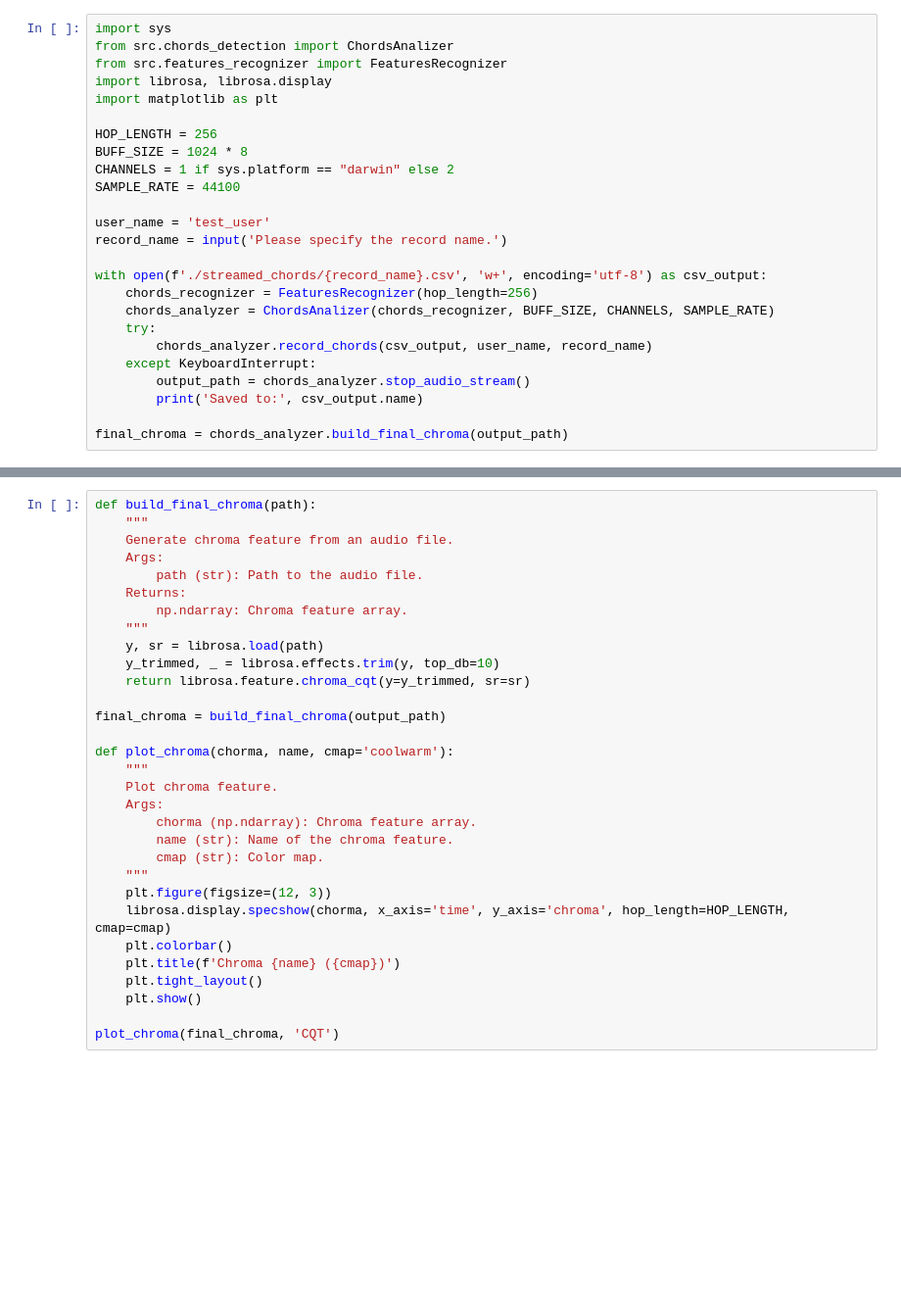
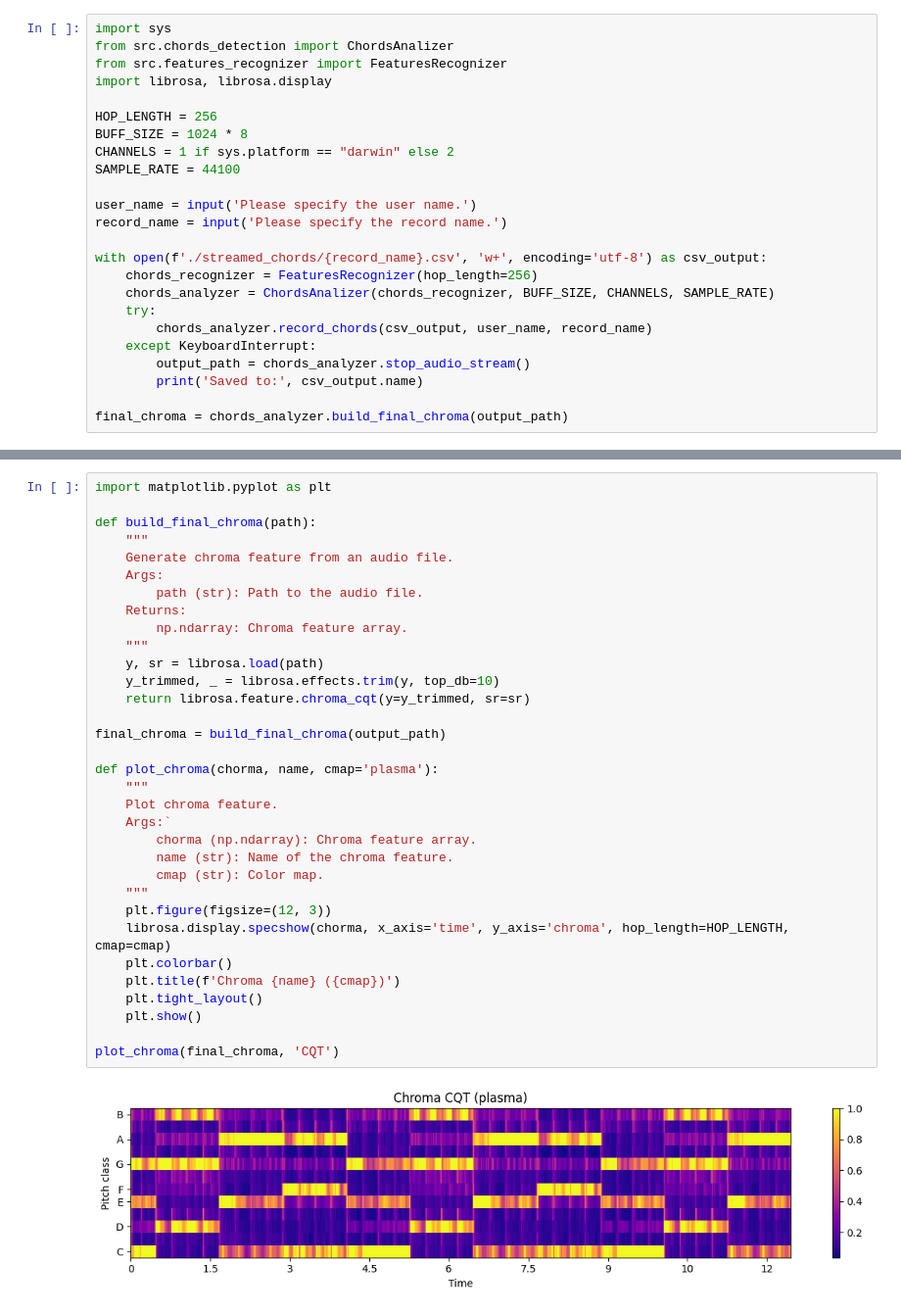
Before and after one commit to mkhusid/chords-finder, a Jupyter notebook: chords_analyzer.ipynb, the cells around one changed output, grey strips where cells are left out. Shown at 98% size. Cells and saved outputs as stored; diff of their text form; blank space fills up the shorter version.

```diff
--- a/chords_analyzer.ipynb
+++ b/chords_analyzer.ipynb
@@ -3,14 +3,13 @@ import sys
 from src.chords_detection import ChordsAnalizer
 from src.features_recognizer import FeaturesRecognizer
 import librosa, librosa.display
-import matplotlib as plt
 
 HOP_LENGTH = 256
 BUFF_SIZE = 1024 * 8
 CHANNELS = 1 if sys.platform == "darwin" else 2
 SAMPLE_RATE = 44100
 
-user_name = 'test_user'
+user_name = input('Please specify the user name.')
 record_name = input('Please specify the record name.')
 
 with open(f'./streamed_chords/{record_name}.csv', 'w+', encoding='utf-8') as csv_output:
@@ -26,31 +38,35 @@ final_chroma = chords_analyzer.build_final_chroma(output_path)
 # %%
+import matplotlib.pyplot as plt
+
 def build_final_chroma(path):
     """
     Generate chroma feature from an audio file.
     Args:
         path (str): Path to the audio file.
     Returns:
         np.ndarray: Chroma feature array.
     """
     y, sr = librosa.load(path)
     y_trimmed, _ = librosa.effects.trim(y, top_db=10)
     return librosa.feature.chroma_cqt(y=y_trimmed, sr=sr)
 
 final_chroma = build_final_chroma(output_path)
 
-def plot_chroma(chorma, name, cmap='coolwarm'):
+def plot_chroma(chorma, name, cmap='plasma'):
     """
     Plot chroma feature.
-    Args:
+    Args:`
         chorma (np.ndarray): Chroma feature array.
         name (str): Name of the chroma feature.
         cmap (str): Color map.
     """
     plt.figure(figsize=(12, 3))
     librosa.display.specshow(chorma, x_axis='time', y_axis='chroma', hop_length=HOP_LENGTH, cmap=cmap)
     plt.colorbar()
     plt.title(f'Chroma {name} ({cmap})')
     plt.tight_layout()
     plt.show()
 
 plot_chroma(final_chroma, 'CQT')
+# %% [output]
+[figure, added]
```
Also changed, not shown: parts of 1 cell of this notebook, 8 other files.
